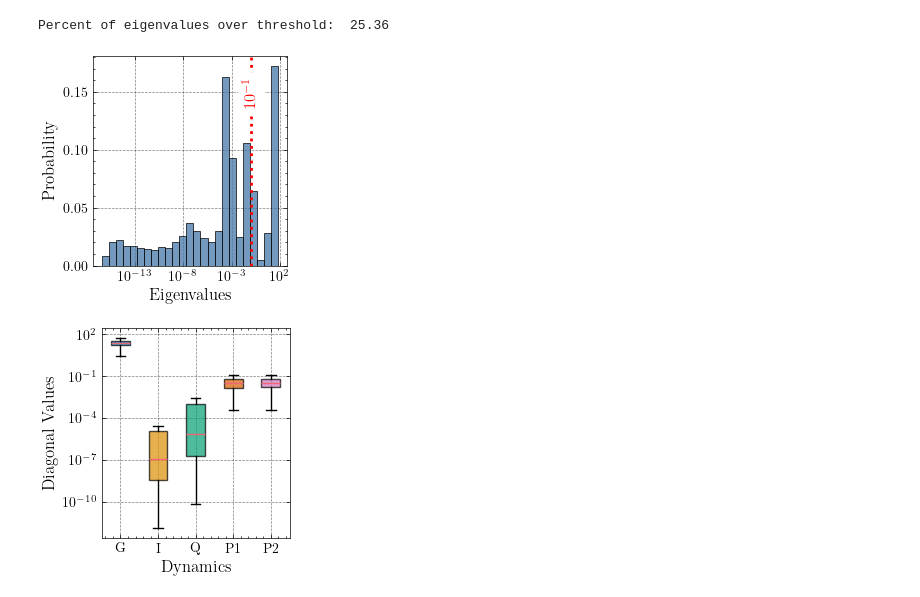
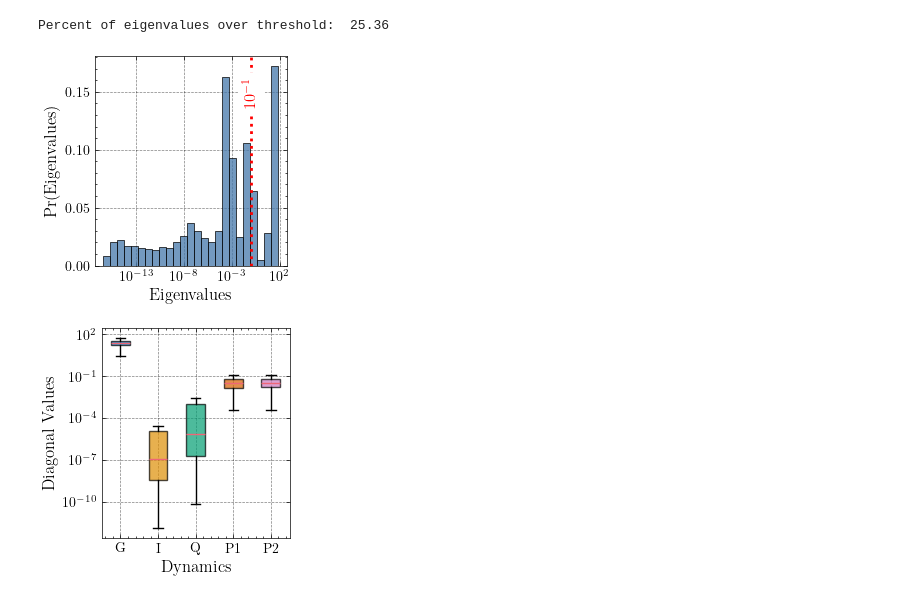
Before and after one commit to mlmulv/Thesis-Code, a Jupyter notebook: notebooks/01_Observability_Analysis.ipynb, the cells around one changed output. Saved outputs shown, nothing was run; the diff lists cells and outputs as text; code cells hidden in the pictures.

```diff
--- a/notebooks/01_Observability_Analysis.ipynb
+++ b/notebooks/01_Observability_Analysis.ipynb
@@ -8,8 +8,8 @@ import plt_config
 # Visualizing the eigenvalues from empirical observability gramian
 # %%
 try:
-    diag_values = np.load("../scripts/variables/diag_values_01.npy")
-    eig_values = np.load("../scripts/variables/eig_values_01.npy")
+    diag_values = np.load("../scripts/saved_variables/module1/diag_values_01.npy")
+    eig_values = np.load("../scripts/saved_variables/module1/eig_values_01.npy")
 except Exception:
     print("Run 01_Observability_Analysis.py")
 # %%
@@ -28,29 +28,30 @@ Percent of eigenvalues over threshold:  25.36
 # %%
 fig, ax = plt.subplots(figsize=(2.55, 2.55))
 sns.histplot(
     eig_values.flatten(),
     stat="probability",
     bins=25,
     ax=ax,
     log_scale=True,
     legend=False,
     kde=False,
 )
 ax.axvline(threshold, color="red", linestyle=":", linewidth=2)
 ax.text(
     threshold,
     ax.get_ylim()[1] * 0.90,
     r"$10^{-1}$",
     color="red",
     rotation=90,
     va="top",
     ha="center",
     backgroundcolor="white",
 )
 ax.set_xlabel("Eigenvalues")
+ax.set_ylabel("Pr(Eigenvalues)")
 fig.savefig("figures/5_3.pdf", format="pdf")
 # %% [output]
-[figure, old version]
+[figure, new version]
 # %%
 states = ["G", "I", "Q", "P1", "P2"]
 palette = sns.color_palette("colorblind", len(states))
```
Also changed, not shown: 5 other files.
